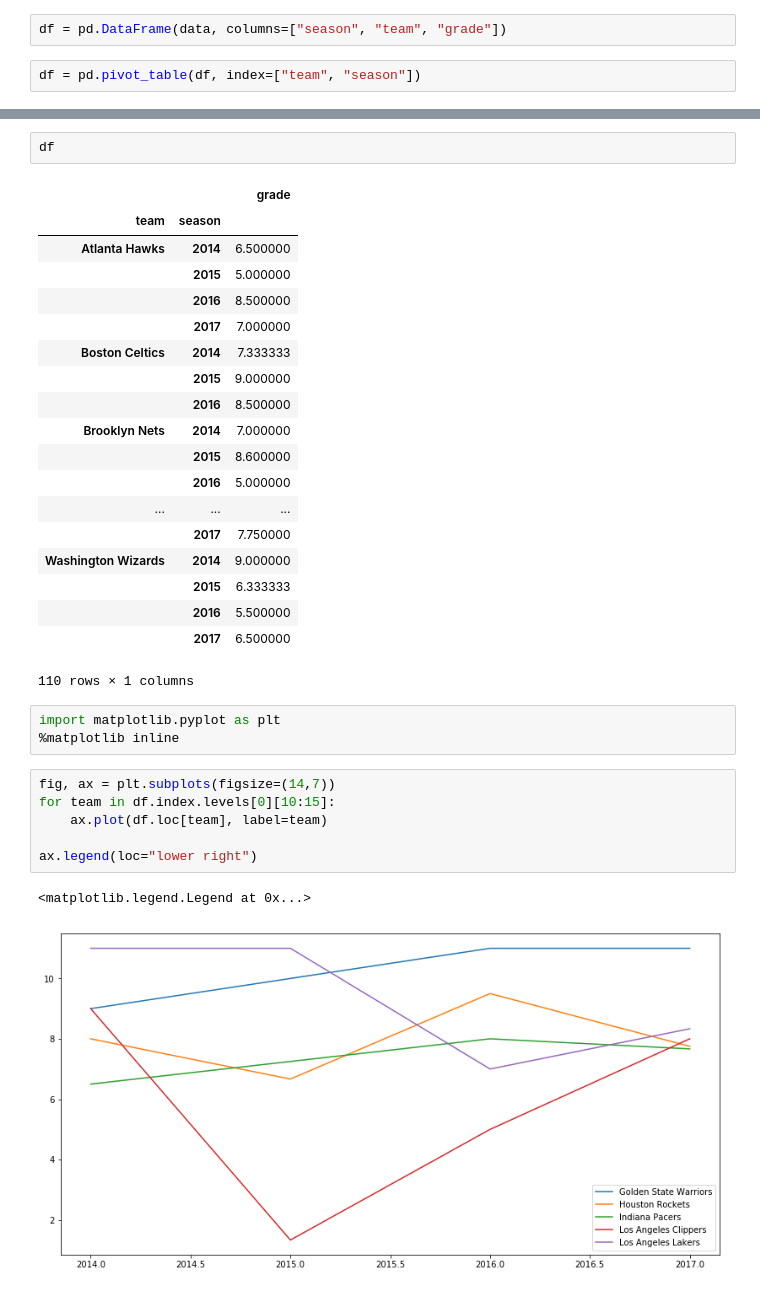
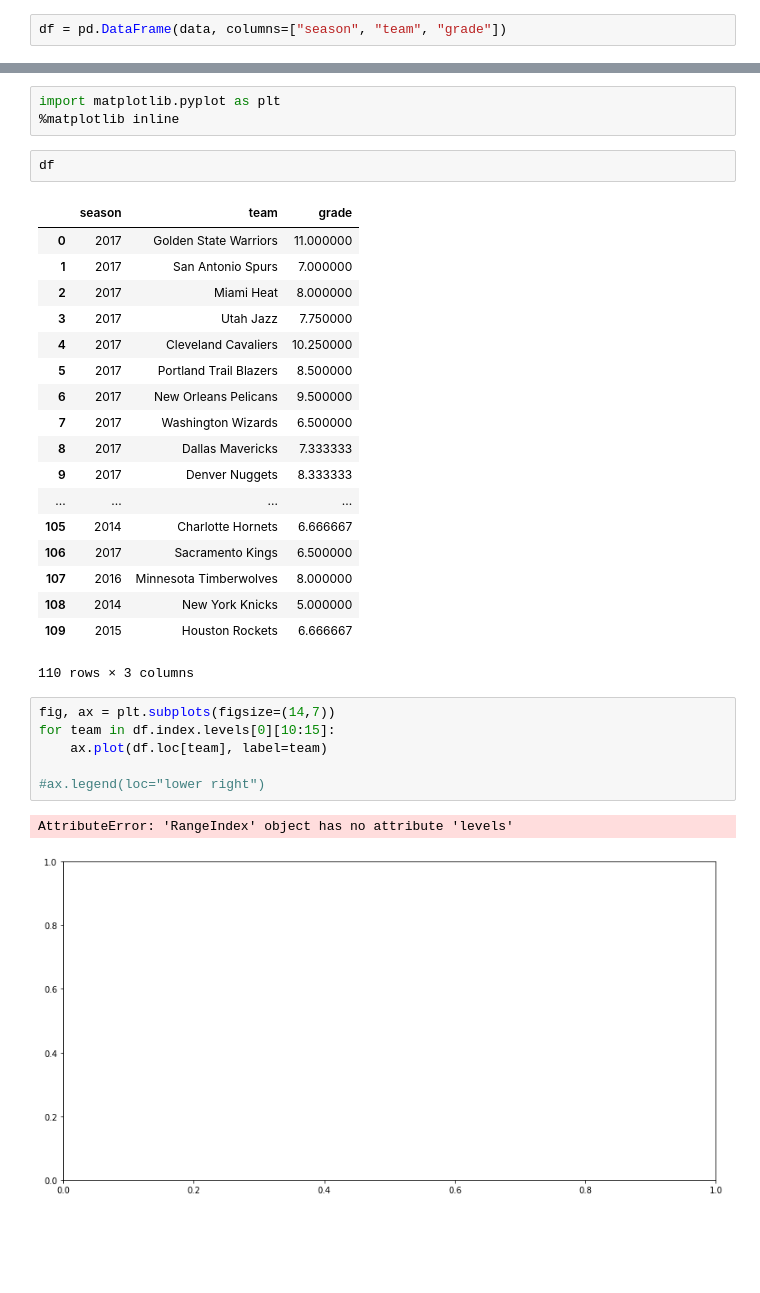
Before and after one commit to Torminator/TradesEvaluation, a Jupyter notebook: 1stTradeAnalysis.ipynb, the cells around one changed output, grey strips where cells are left out. Drawn from its saved outputs; the diff is of its cells as text; blank space fills up the shorter version.

Commit message:
bobcats => hornets fix, n-trade feature

```diff
--- a/1stTradeAnalysis.ipynb
+++ b/1stTradeAnalysis.ipynb
@@ -16,5 +16,3 @@
 import pandas as pd
 # %%
 df = pd.DataFrame(data, columns=["season", "team", "grade"])
-# %%
-df = pd.pivot_table(df, index=["team", "season"])
@@ -21,34 +47,33 @@ df = pd.pivot_table(df, index=["team", "season"])
+# %%
+import matplotlib.pyplot as plt
+%matplotlib inline
 # %%
 df
 # %% [output]
-|  |  | grade |
-| team | season |  |
-| Atlanta Hawks | 2014 | 6.500000 |
-|  | 2015 | 5.000000 |
-|  | 2016 | 8.500000 |
-|  | 2017 | 7.000000 |
-| Boston Celtics | 2014 | 7.333333 |
-|  | 2015 | 9.000000 |
-|  | 2016 | 8.500000 |
-| Brooklyn Nets | 2014 | 7.000000 |
-|  | 2015 | 8.600000 |
-|  | 2016 | 5.000000 |
-| ... | ... | ... |
-|  | 2017 | 7.750000 |
-| Washington Wizards | 2014 | 9.000000 |
-|  | 2015 | 6.333333 |
-|  | 2016 | 5.500000 |
-|  | 2017 | 6.500000 |
+|  | season | team | grade |
+| 0 | 2017 | Golden State Warriors | 11.000000 |
+| 1 | 2017 | San Antonio Spurs | 7.000000 |
+| 2 | 2017 | Miami Heat | 8.000000 |
+| 3 | 2017 | Utah Jazz | 7.750000 |
+| 4 | 2017 | Cleveland Cavaliers | 10.250000 |
+| 5 | 2017 | Portland Trail Blazers | 8.500000 |
+| 6 | 2017 | New Orleans Pelicans | 9.500000 |
+| 7 | 2017 | Washington Wizards | 6.500000 |
+| 8 | 2017 | Dallas Mavericks | 7.333333 |
+| 9 | 2017 | Denver Nuggets | 8.333333 |
+| ... | ... | ... | ... |
+| 105 | 2014 | Charlotte Hornets | 6.666667 |
+| 106 | 2017 | Sacramento Kings | 6.500000 |
+| 107 | 2016 | Minnesota Timberwolves | 8.000000 |
+| 108 | 2014 | New York Knicks | 5.000000 |
+| 109 | 2015 | Houston Rockets | 6.666667 |
-110 rows × 1 columns
+110 rows × 3 columns
-# %%
-import matplotlib.pyplot as plt
-%matplotlib inline
 # %%
 fig, ax = plt.subplots(figsize=(14,7))
 for team in df.index.levels[0][10:15]:
     ax.plot(df.loc[team], label=team)
 
-ax.legend(loc="lower right")
+#ax.legend(loc="lower right")
 # %% [output]
-<matplotlib.legend.Legend at 0x...>
+AttributeError: 'RangeIndex' object has no attribute 'levels'
-[figure, old version]
+[figure, new version]
```
Also changed, not shown: parts of 6 cells of this notebook, 3 other files.
